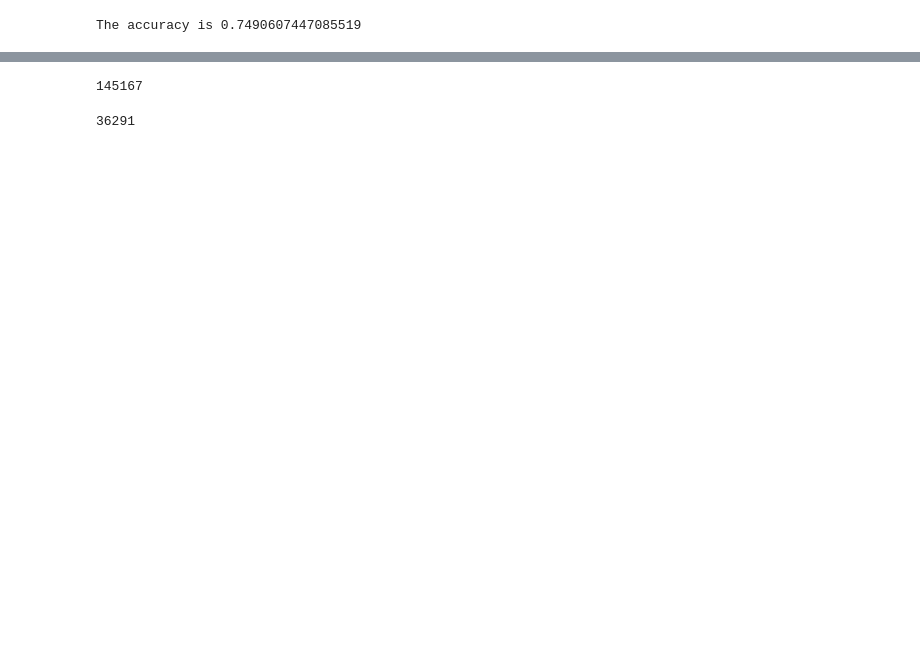
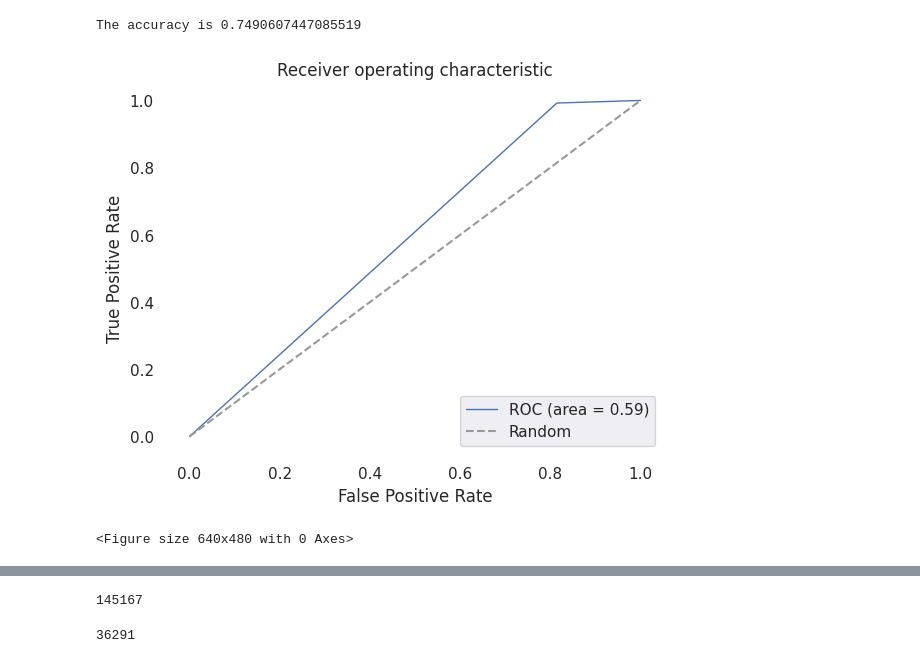
Before and after one commit to michellejieli/Whoop, a Jupyter notebook: naive_bayes.ipynb, the cells around one changed output, grey strips where cells are left out. Saved outputs shown, nothing was run; the diff lists cells and outputs as text; code cells hidden in the pictures; blank space fills up the shorter version.

Commit message:
added plots

```diff
--- a/naive_bayes.ipynb
+++ b/naive_bayes.ipynb
@@ -58,3 +106,25 @@ plt.show()
 print("The accuracy is {}".format(accuracy_score(test_data.rating, predicted_categories)))
 # %% [output]
 The accuracy is 0.7490607447085519
+# %%
+# plot ROC curve
+from sklearn.metrics import roc_curve, auc
+fpr, tpr, thresholds = roc_curve(test_data.rating, predicted_categories)
+roc_auc = auc(fpr, tpr)
+plt.plot(fpr, tpr, lw=1, label='ROC (area = %0.2f)' % (roc_auc))
+plt.plot([0, 1], [0, 1], '--', color=(0.6, 0.6, 0.6), label='Random')
+plt.xlim([-0.05, 1.05])
+plt.ylim([-0.05, 1.05])
+plt.xlabel('False Positive Rate')
+plt.ylabel('True Positive Rate')
+plt.title('Receiver operating characteristic')
+plt.legend(loc="lower right")
+# set background color to white
+ax = plt.gca()
+ax.set_facecolor('white')
+plt.show()
+# save the ROC curve png
+plt.savefig('naive_bayes_real_ROC.png')
+# %% [output]
+[figure, added]
+<Figure size 640x480 with 0 Axes>
```
Also changed, not shown: parts of 21 cells of this notebook, 5 other files.
